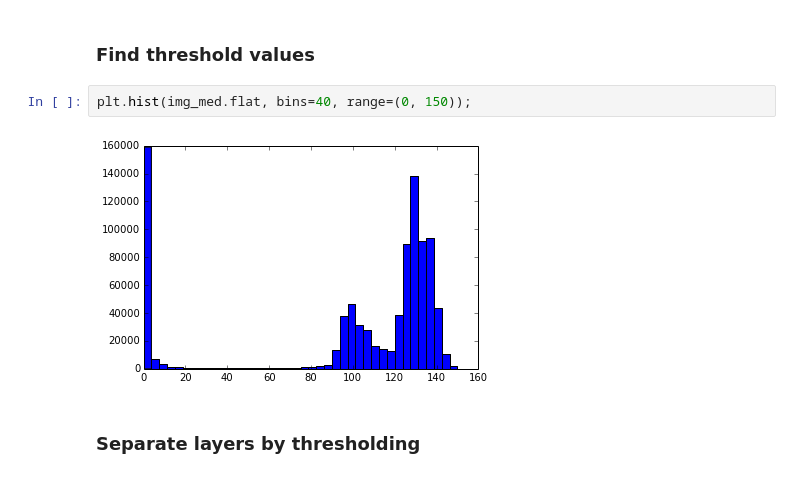
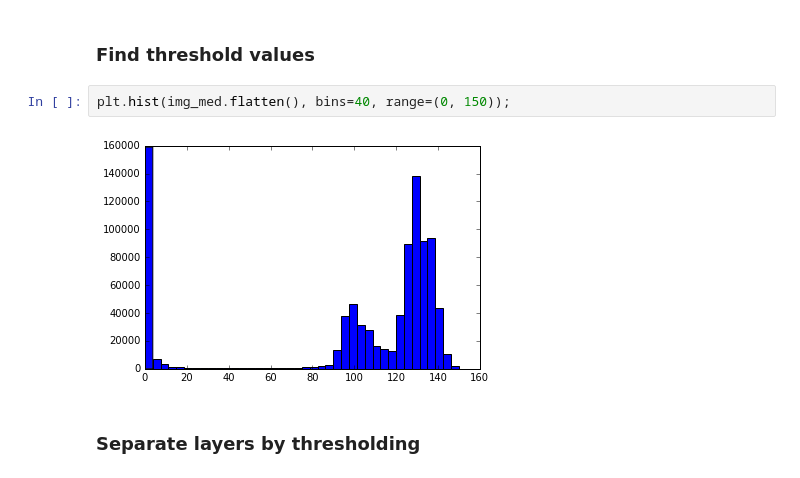
Before and after one commit to profjsb/python-seminar, a Jupyter notebook: Lectures/05_scikit-image/cse_skimage.ipynb, the cells around one changed output. Drawn from its saved outputs; the diff is of its cells as text.

```diff
--- a/Lectures/05_scikit-image/cse_skimage.ipynb
+++ b/Lectures/05_scikit-image/cse_skimage.ipynb
@@ -67,9 +64,9 @@ plt.imshow(img_med, cmap=plt.cm.gray, interpolation='nearest');
 # %% [markdown]
 ### Find threshold values
 # %%
-plt.hist(img_med.flat, bins=40, range=(0, 150));
+plt.hist(img_med.flatten(), bins=40, range=(0, 150));
 # %% [output]
-[figure, old version]
+[figure, new version]
 # %% [markdown]
 ### Separate layers by thresholding
 # %%
```
Also changed, not shown: parts of 58 cells of this notebook, 6 other files.
